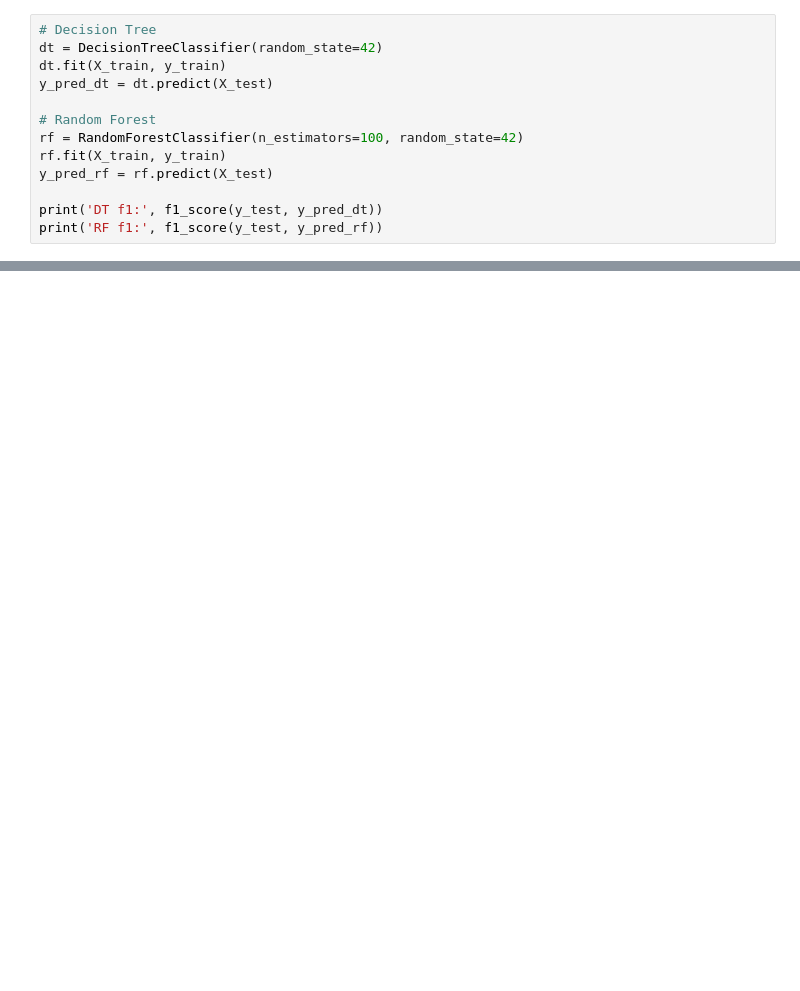
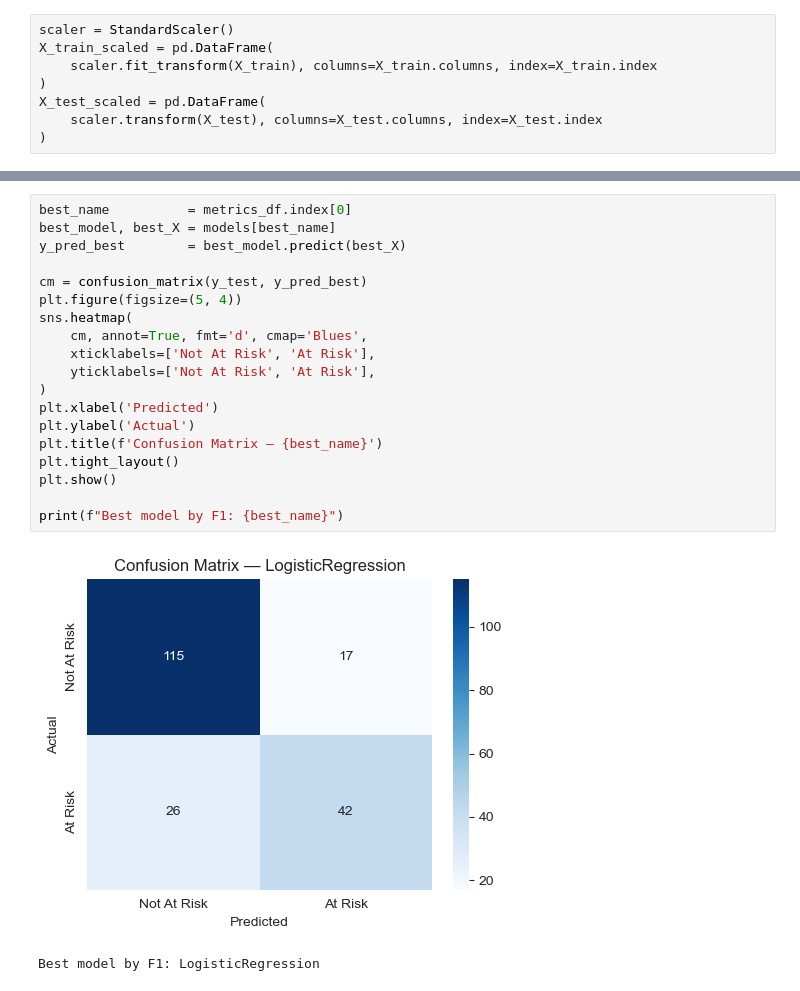
Before and after one commit to Spanca05/IA, a Jupyter notebook: assignment2/notebooks/02_model_training.ipynb, the cells around one changed output, grey strips where cells are left out. Drawn from its saved outputs; the diff is of its cells as text; blank space fills up the shorter version.

```diff
--- a/assignment2/notebooks/02_model_training.ipynb
+++ b/assignment2/notebooks/02_model_training.ipynb
@@ -85,13 +93,8 @@ LR roc_auc: 0.909047619047619
 # %%
-# Decision Tree
-dt = DecisionTreeClassifier(random_state=42)
-dt.fit(X_train, y_train)
-y_pred_dt = dt.predict(X_test)
-
-# Random Forest
-rf = RandomForestClassifier(n_estimators=100, random_state=42)
-rf.fit(X_train, y_train)
-y_pred_rf = rf.predict(X_test)
-
-print('DT f1:', f1_score(y_test, y_pred_dt))
-print('RF f1:', f1_score(y_test, y_pred_rf))
+scaler = StandardScaler()
+X_train_scaled = pd.DataFrame(
+    scaler.fit_transform(X_train), columns=X_train.columns, index=X_train.index
+)
+X_test_scaled = pd.DataFrame(
+    scaler.transform(X_test), columns=X_test.columns, index=X_test.index
+)
@@ -198,0 +158,22 @@ Best model by F1: LogisticRegression
+# %%
+best_name          = metrics_df.index[0]
+best_model, best_X = models[best_name]
+y_pred_best        = best_model.predict(best_X)
+
+cm = confusion_matrix(y_test, y_pred_best)
+plt.figure(figsize=(5, 4))
+sns.heatmap(
+    cm, annot=True, fmt='d', cmap='Blues',
+    xticklabels=['Not At Risk', 'At Risk'],
+    yticklabels=['Not At Risk', 'At Risk'],
+)
+plt.xlabel('Predicted')
+plt.ylabel('Actual')
+plt.title(f'Confusion Matrix — {best_name}')
+plt.tight_layout()
+plt.show()
+
+print(f"Best model by F1: {best_name}")
+# %% [output]
+[figure, added]
+Best model by F1: LogisticRegression
```
Also changed, not shown: parts of 18 cells of this notebook, 5 other files.
